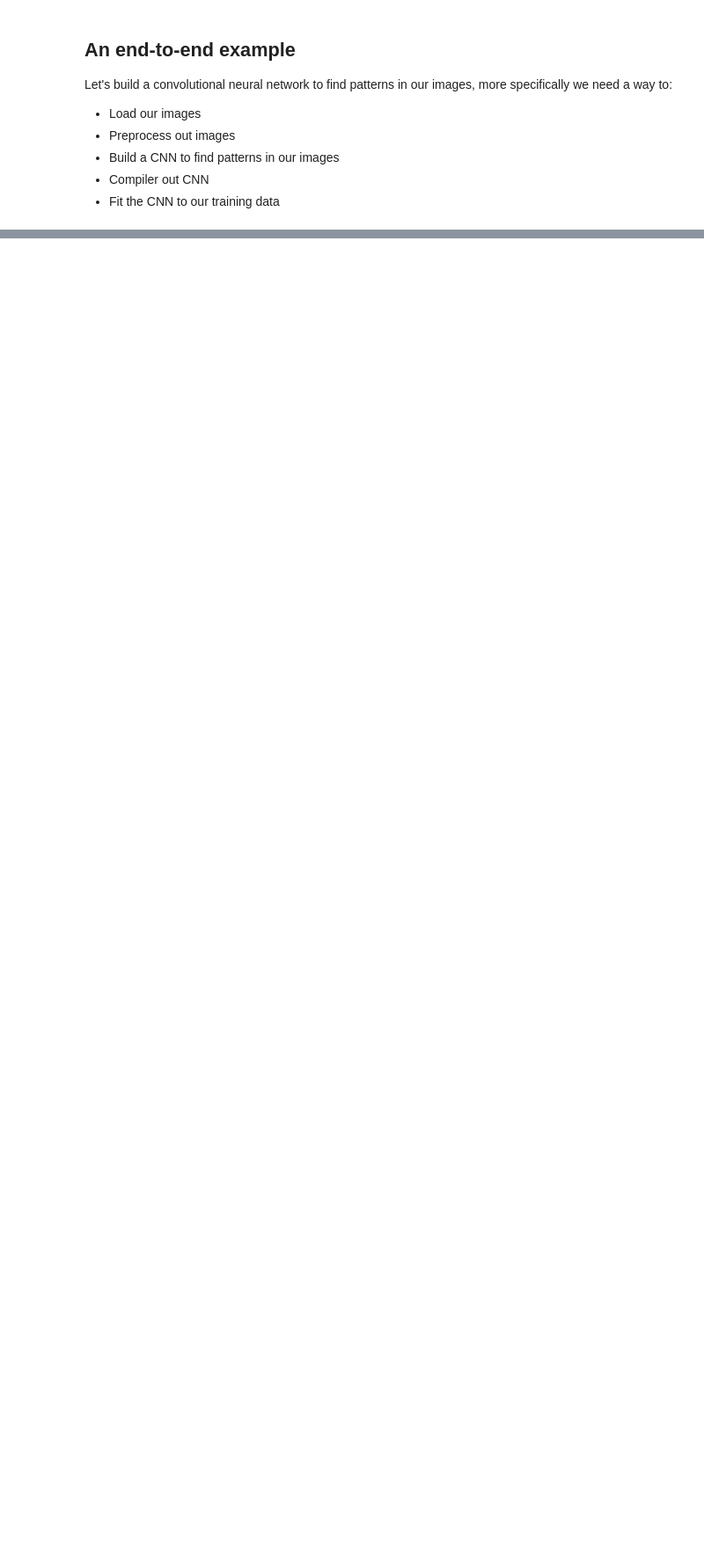
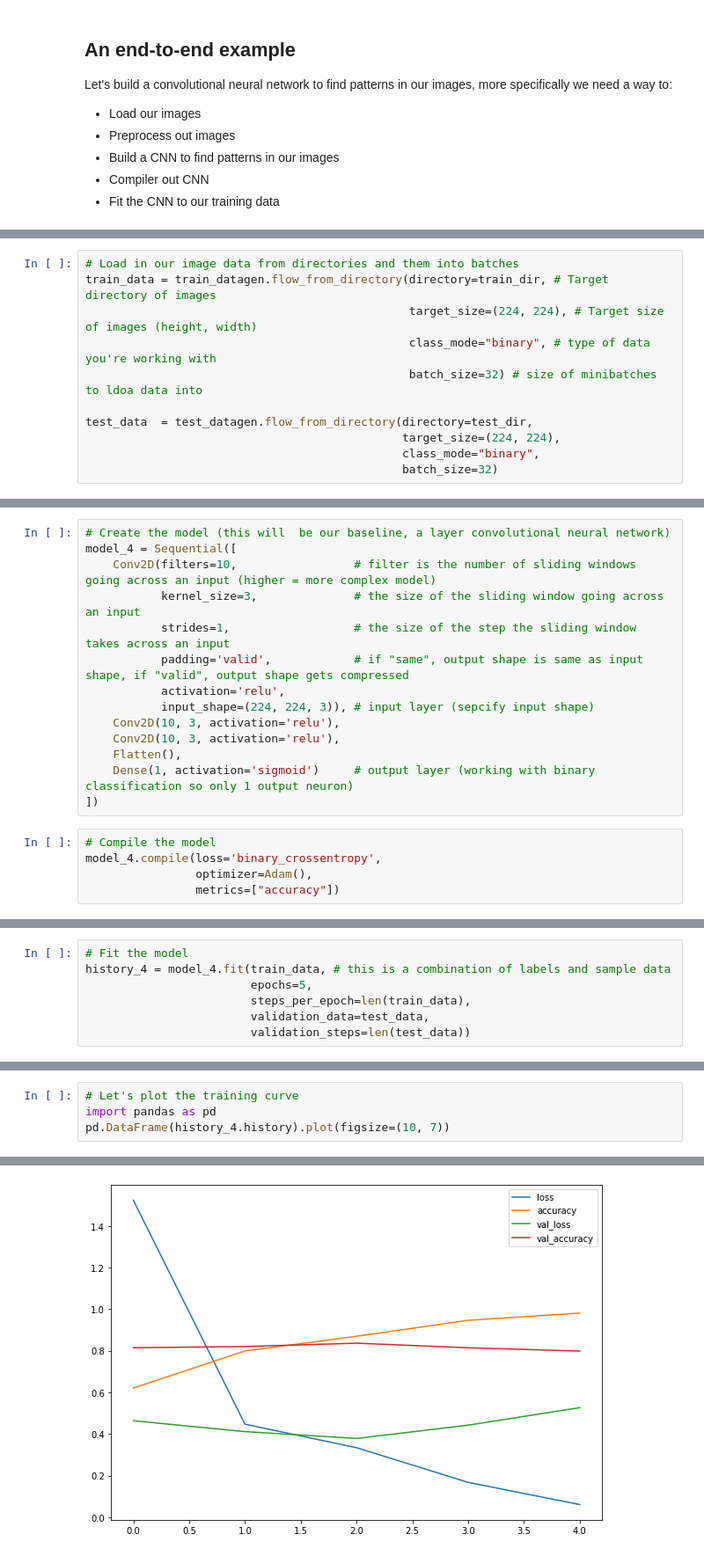
Before and after one commit to PiyushSharma1999/tensorflow_course, a Jupyter notebook: 03_introduction_to_computer_vision_with_tensorflow.ipynb, the cells around one changed output, grey strips where cells are left out. Shown: that part at 88% size. Saved outputs shown, nothing was run; the diff lists cells and outputs as text; blank space fills up the shorter version.

```diff
--- a/03_introduction_to_computer_vision_with_tensorflow.ipynb
+++ b/03_introduction_to_computer_vision_with_tensorflow.ipynb
@@ -251,0 +486,11 @@ history_1 = model_1.fit(train_data,
+# %%
+# Load in our image data from directories and them into batches
+train_data = train_datagen.flow_from_directory(directory=train_dir, # Target directory of images
+                                               target_size=(224, 224), # Target size of images (height, width)
+                                               class_mode="binary", # type of data you're working with
+                                               batch_size=32) # size of minibatches to ldoa data into
+
+test_data  = test_datagen.flow_from_directory(directory=test_dir,
+                                              target_size=(224, 224),
+                                              class_mode="binary",
+                                              batch_size=32)
@@ -251,0 +558,19 @@ history_1 = model_1.fit(train_data,
+# %%
+# Create the model (this will  be our baseline, a layer convolutional neural network)
+model_4 = Sequential([
+    Conv2D(filters=10,                 # filter is the number of sliding windows going across an input (higher = more complex model)
+           kernel_size=3,              # the size of the sliding window going across an input
+           strides=1,                  # the size of the step the sliding window takes across an input
+           padding='valid',            # if "same", output shape is same as input shape, if "valid", output shape gets compressed
+           activation='relu',
+           input_shape=(224, 224, 3)), # input layer (sepcify input shape)
+    Conv2D(10, 3, activation='relu'),
+    Conv2D(10, 3, activation='relu'),
+    Flatten(),
+    Dense(1, activation='sigmoid')     # output layer (working with binary classification so only 1 output neuron)
+])
+# %%
+# Compile the model
+model_4.compile(loss='binary_crossentropy',
+                optimizer=Adam(),
+                metrics=["accuracy"])
@@ -251,0 +607,7 @@ history_1 = model_1.fit(train_data,
+# %%
+# Fit the model
+history_4 = model_4.fit(train_data, # this is a combination of labels and sample data
+                        epochs=5,
+                        steps_per_epoch=len(train_data),
+                        validation_data=test_data,
+                        validation_steps=len(test_data))
@@ -251,0 +629,5 @@ history_1 = model_1.fit(train_data,
+# %%
+# Let's plot the training curve
+import pandas as pd
+pd.DataFrame(history_4.history).plot(figsize=(10, 7))
+# %% [output]
@@ -251,0 +635 @@ history_1 = model_1.fit(train_data,
+[figure, added]
```
Also changed, not shown: parts of 44 cells of this notebook.
